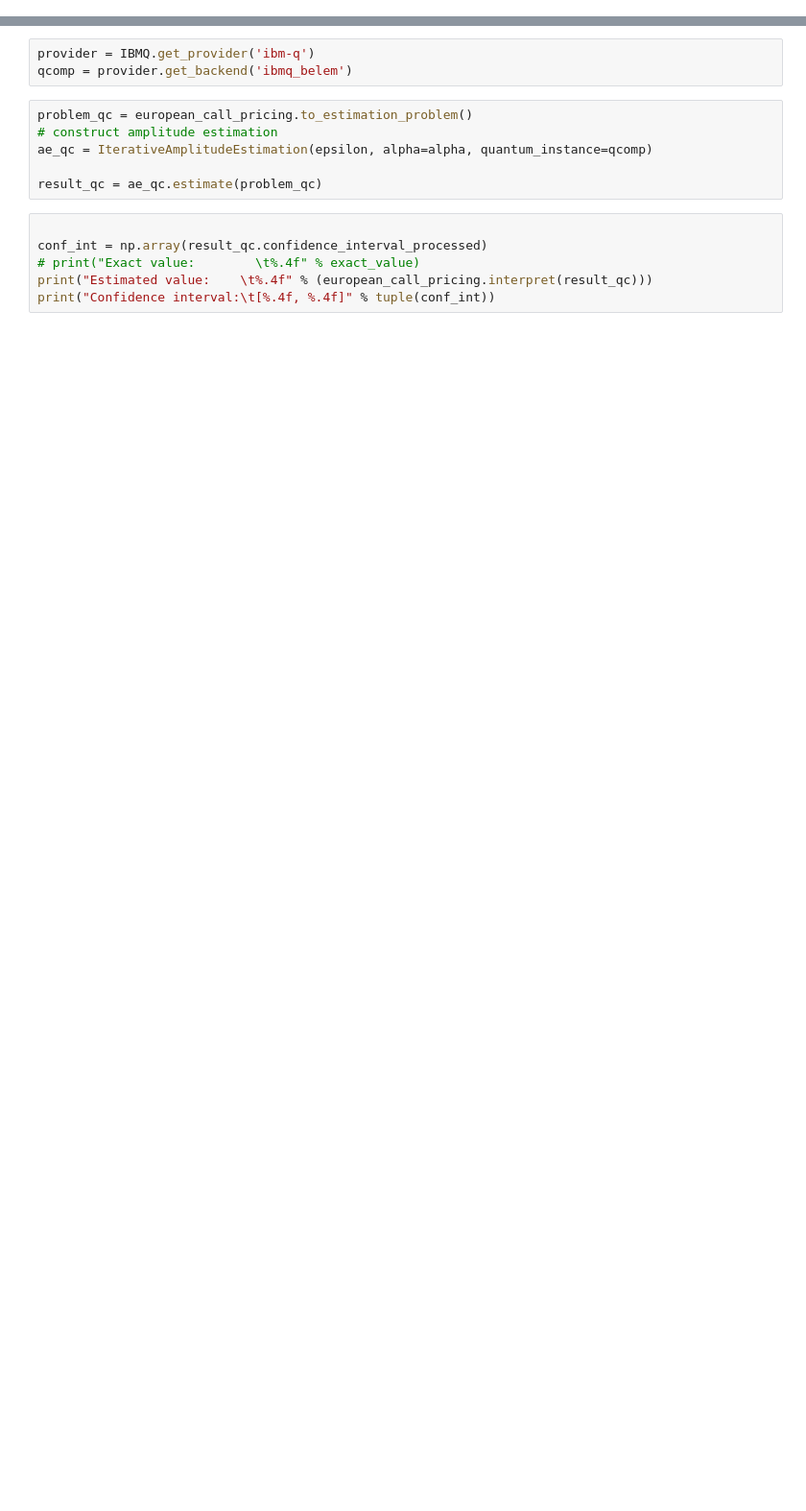
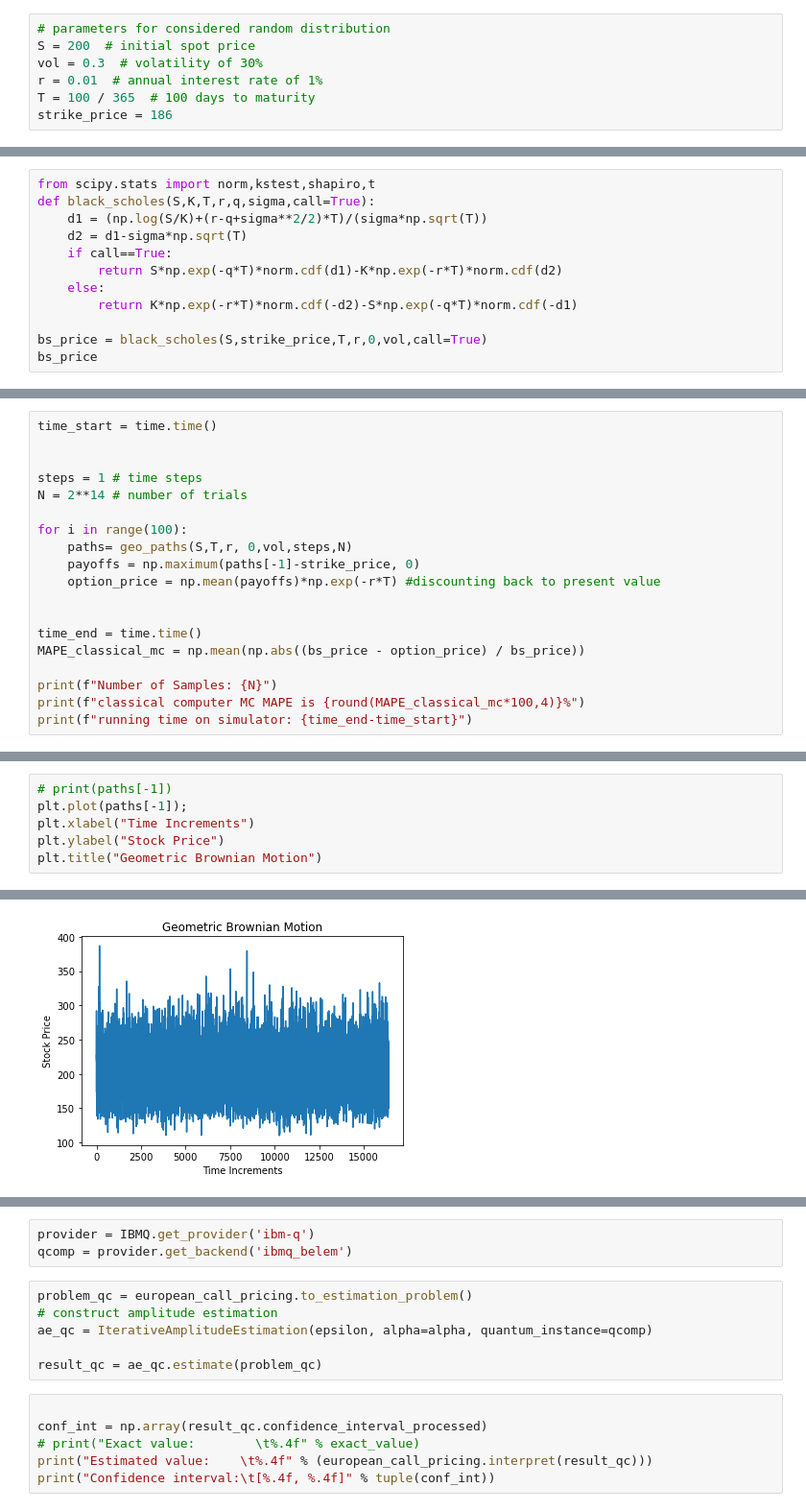
Before and after one commit to zeshengli98/Quantum-Computing, a Jupyter notebook: Options Pricing.ipynb, the cells around one changed output, grey strips where cells are left out. Shown at 96% size. Cells and saved outputs as stored; diff of their text form; blank space fills up the shorter version.

```diff
--- a/Options Pricing.ipynb
+++ b/Options Pricing.ipynb
@@ -12,0 +17,7 @@ from qiskit_finance.circuit.library import LogNormalDistribution
+# %%
+# parameters for considered random distribution
+S = 200  # initial spot price
+vol = 0.3  # volatility of 30%
+r = 0.01  # annual interest rate of 1%
+T = 100 / 365  # 100 days to maturity
+strike_price = 186
@@ -12,0 +26,12 @@ from qiskit_finance.circuit.library import LogNormalDistribution
+# %%
+from scipy.stats import norm,kstest,shapiro,t
+def black_scholes(S,K,T,r,q,sigma,call=True):
+    d1 = (np.log(S/K)+(r-q+sigma**2/2)*T)/(sigma*np.sqrt(T))
+    d2 = d1-sigma*np.sqrt(T)
+    if call==True:
+        return S*np.exp(-q*T)*norm.cdf(d1)-K*np.exp(-r*T)*norm.cdf(d2)
+    else:
+        return K*np.exp(-r*T)*norm.cdf(-d2)-S*np.exp(-q*T)*norm.cdf(-d1)
+
+bs_price = black_scholes(S,strike_price,T,r,0,vol,call=True)
+bs_price
@@ -12,0 +108,19 @@ from qiskit_finance.circuit.library import LogNormalDistribution
+# %%
+time_start = time.time()
+
+
+steps = 1 # time steps
+N = 2**14 # number of trials
+
+for i in range(100):
+    paths= geo_paths(S,T,r, 0,vol,steps,N)
+    payoffs = np.maximum(paths[-1]-strike_price, 0)
+    option_price = np.mean(payoffs)*np.exp(-r*T) #discounting back to present value
+
+
+time_end = time.time()
+MAPE_classical_mc = np.mean(np.abs((bs_price - option_price) / bs_price))
+
+print(f"Number of Samples: {N}")
+print(f"classical computer MC MAPE is {round(MAPE_classical_mc*100,4)}%")
+print(f"running time on simulator: {time_end-time_start}")
@@ -12,0 +131,7 @@ from qiskit_finance.circuit.library import LogNormalDistribution
+# %%
+# print(paths[-1])
+plt.plot(paths[-1]);
+plt.xlabel("Time Increments")
+plt.ylabel("Stock Price")
+plt.title("Geometric Brownian Motion")
+# %% [output]
@@ -12,0 +139 @@ from qiskit_finance.circuit.library import LogNormalDistribution
+[figure, added]
```
Also changed, not shown: parts of 65 cells of this notebook.
